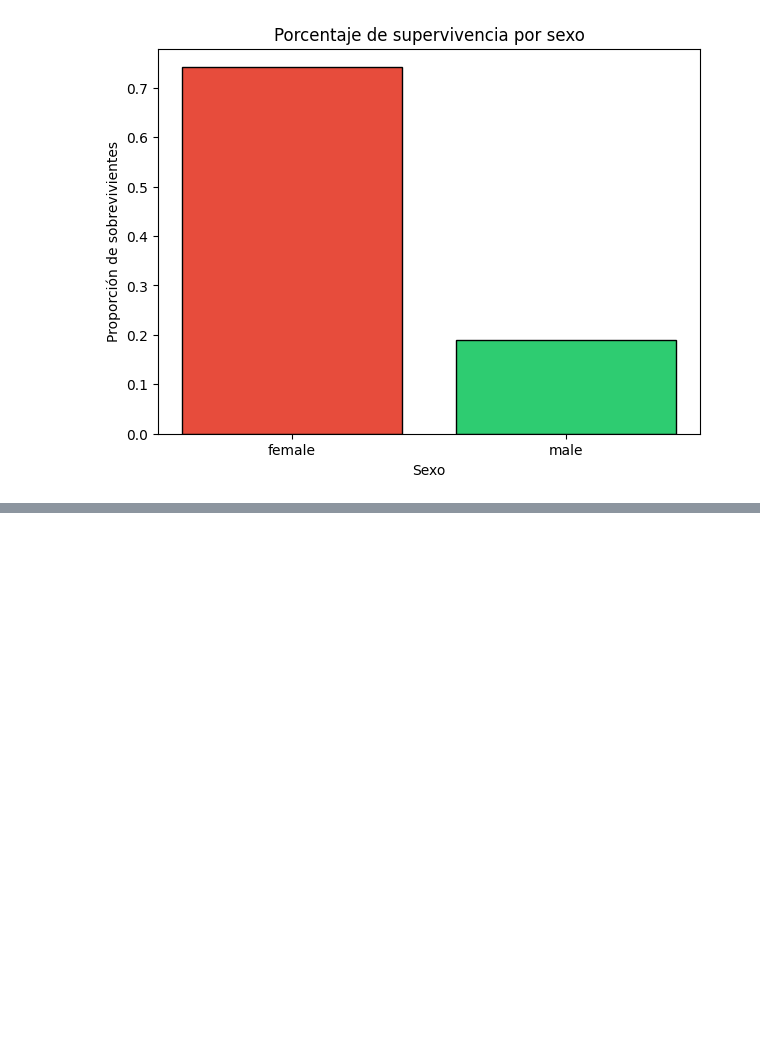
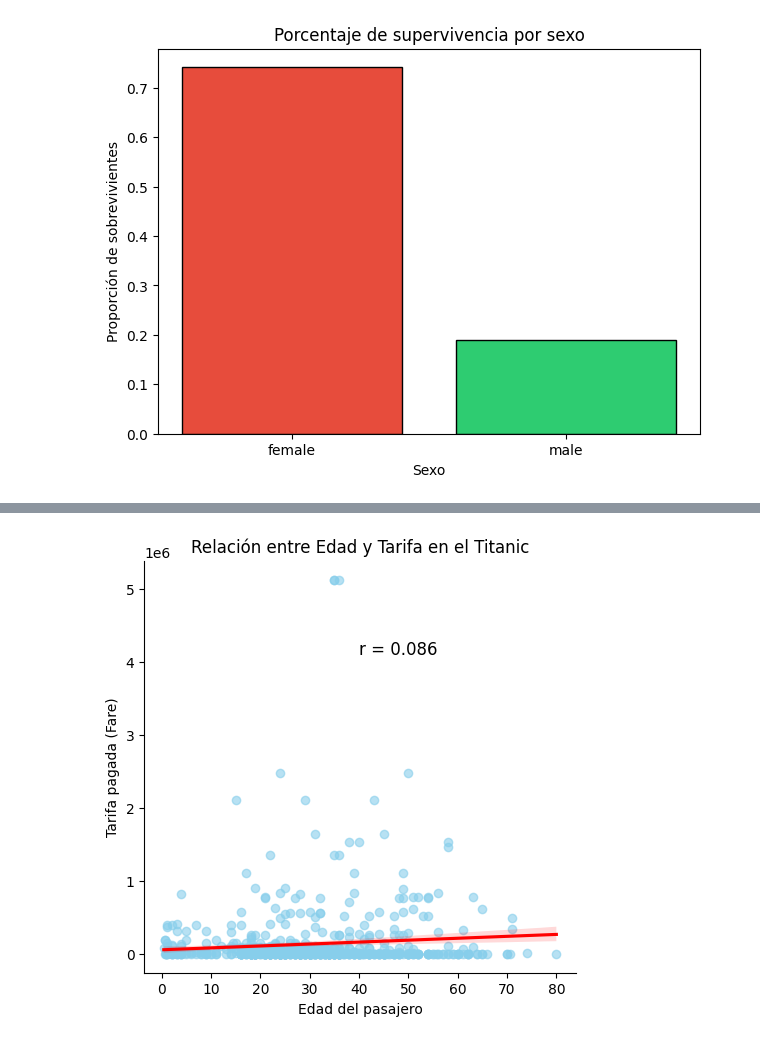
Before and after one commit to DD-06/taller-pandas-titanic-grupo-, a Jupyter notebook: notebooks/Graficos.ipynb, the cells around one changed output, grey strips where cells are left out. Cells and saved outputs as stored; diff of their text form; code cells hidden in the pictures; blank space fills up the shorter version.

```diff
--- a/notebooks/Graficos.ipynb
+++ b/notebooks/Graficos.ipynb
@@ -90,0 +166,30 @@ plt.show()
+# %%
+r = train["Age"].corr(train["Fare"])
+
+# Crear el scatterplot con línea de regresión
+sns.lmplot(
+    x="Age",
+    y="Fare",
+    data=train,
+    scatter_kws={"color": "skyblue", "alpha": 0.6},
+    line_kws={"color": "red"}
+)
+
+# Personalizar el gráfico
+plt.title("Relación entre Edad y Tarifa en el Titanic")
+plt.xlabel("Edad del pasajero")
+plt.ylabel("Tarifa pagada (Fare)")
+
+# Mostrar el valor de r en el gráfico
+plt.text(
+    x=train["Age"].max() * 0.5,
+    y=train["Fare"].max() * 0.8,
+    s=f"r = {r:.3f}",
+    fontsize=12,
+    color="black"
+)
+
+# Mostrar gráfico
+plt.show()
+# %% [output]
+[figure, added]
```
Also changed, not shown: parts of 6 cells of this notebook.
